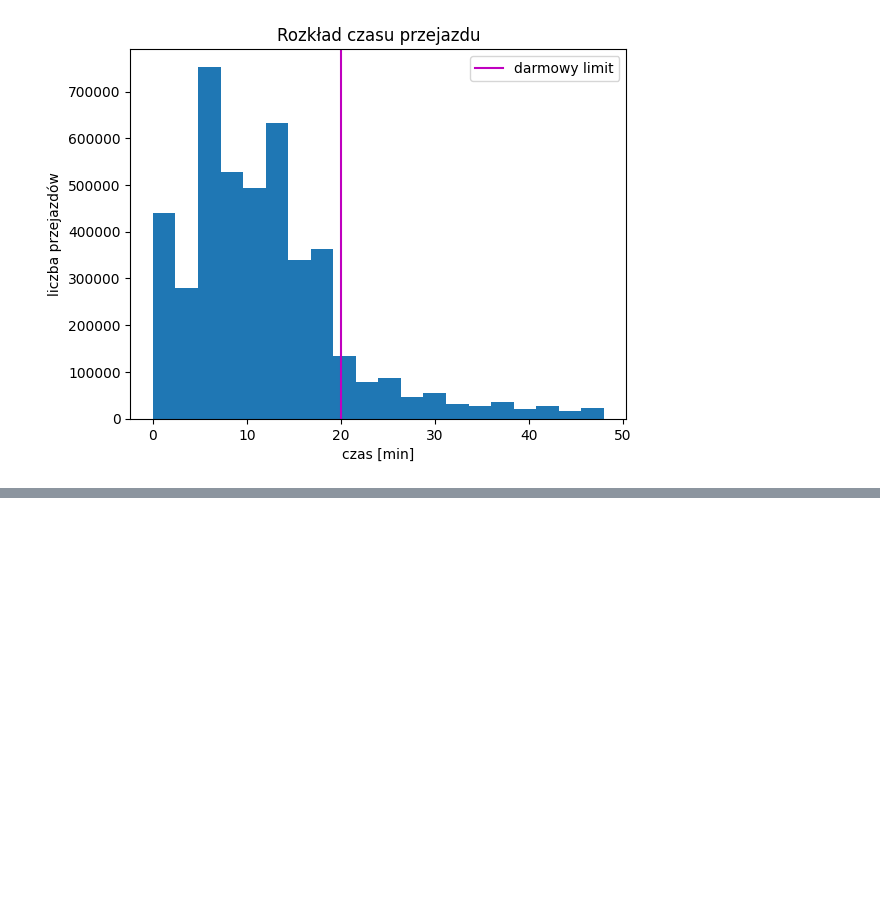
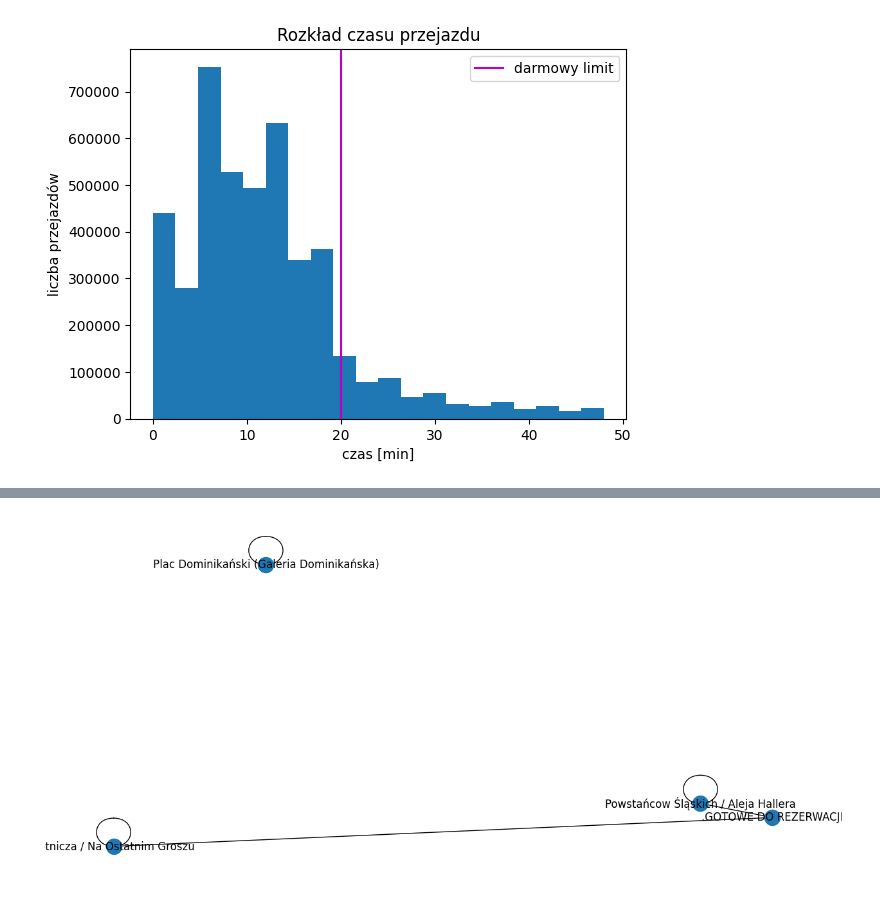
Before and after one commit to hbrt-rdzk/wroclaw-bicycles-network, a Jupyter notebook: notebooks/data_analysis.ipynb, the cells around one changed output, grey strips where cells are left out. Saved outputs shown, nothing was run; the diff lists cells and outputs as text; code cells hidden in the pictures; blank space fills up the shorter version.

```diff
--- a/notebooks/data_analysis.ipynb
+++ b/notebooks/data_analysis.ipynb
@@ -80,0 +145,5 @@ plt.show()
+# %%
+graph = get_graph_for_bike(data=bikes_df, bike_number=58087)
+draw_bike_graph(graph)
+# %% [output]
+[figure, added]
```
Also changed, not shown: parts of 16 cells of this notebook.
